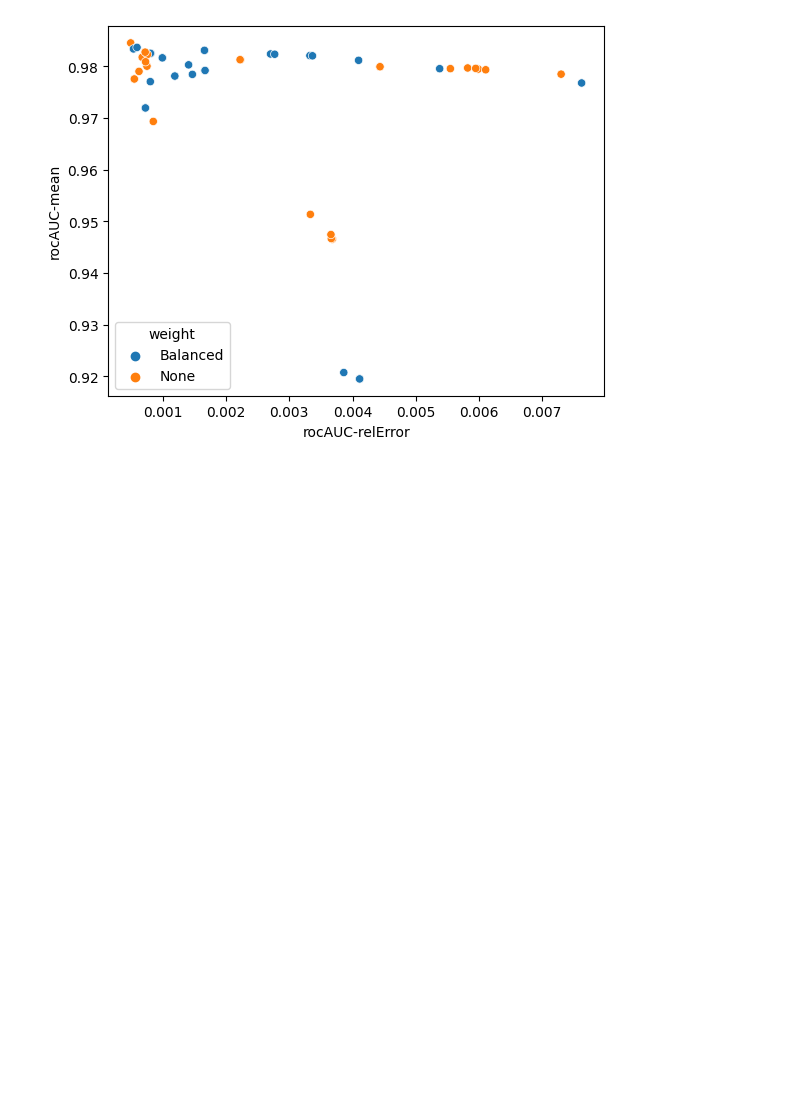
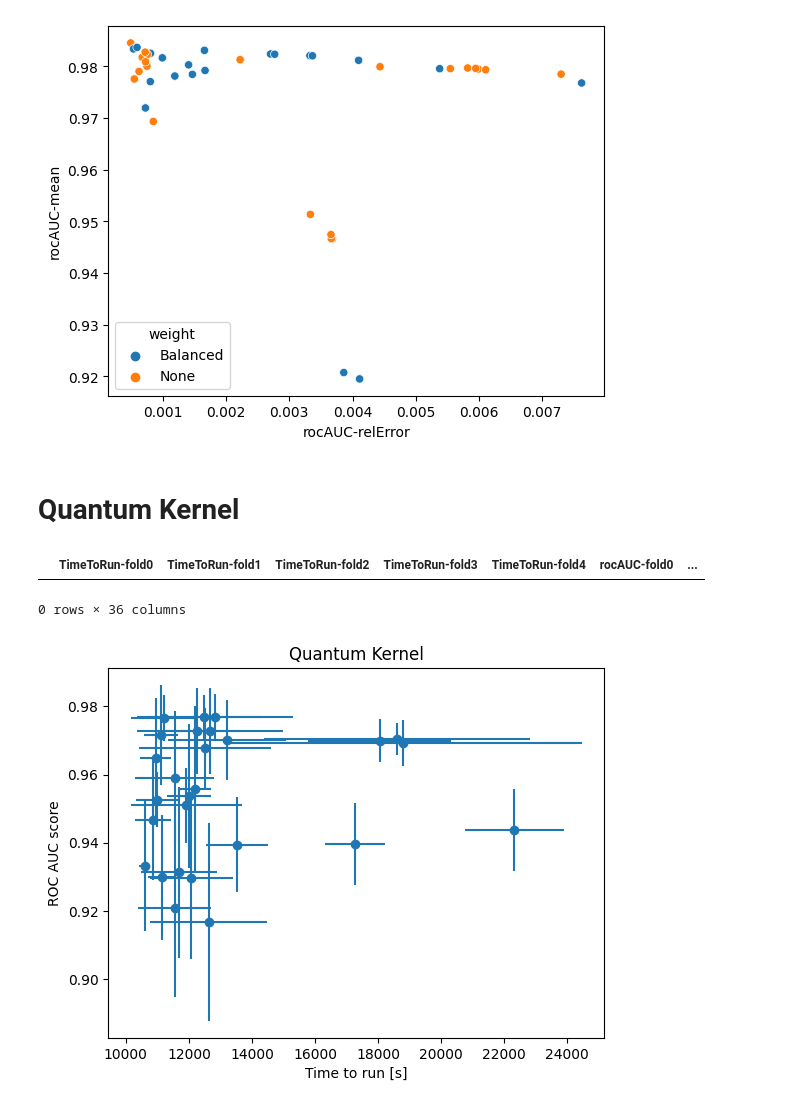
Before and after one commit to mhassans/galaxyMorphology, a Jupyter notebook: PlotHyperParamOpt.ipynb, the cells around one changed output. Saved outputs shown, nothing was run; the diff lists cells and outputs as text; code cells hidden in the pictures; blank space fills up the shorter version.

Commit message:
modify functions to handle quantum kernel in Hyp.Par.Opt.

```diff
--- a/PlotHyperParamOpt.ipynb
+++ b/PlotHyperParamOpt.ipynb
@@ -230,3 +231,17 @@ scatterplotColored(x="rocAUC-relError", y="rocAUC-mean", hue="C_class", data=df_
 scatterplotColored(x="rocAUC-relError", y="rocAUC-mean", hue="weight", data=df_poly_test, palette=None, legendOutsideGraph=False)
 # %% [output]
 [figure]
+# %% [markdown]
+# Quantum Kernel
+# %%
+df_q = pd.read_csv("hyperParamOpt/jobsOutput/quantumKernel/hyperParOptResults2.csv", index_col=0)
+df_q = addMeanAndStdDev(df_q, classical=False)
+# %%
+df_q[df_q.isna().any(axis=1)]
+# %% [output]
+|  | TimeToRun-fold0 | TimeToRun-fold1 | TimeToRun-fold2 | TimeToRun-fold3 | TimeToRun-fold4 | rocAUC-fold0 | ... |
+0 rows × 36 columns
+# %%
+scatterplotWithErrors(x=df_q['TimeToRun-mean'], y=df_q["rocAUC-mean"], x_err=df_q['TimeToRun-std'], y_err=df_q["rocAUC-std"], xlabel='Time to run [s]', ylabel='ROC AUC score', title='Quantum Kernel', xscale='linear')
+# %% [output]
+[figure, added]
```
Also changed, not shown: parts of 22 cells of this notebook, 5 other files.
